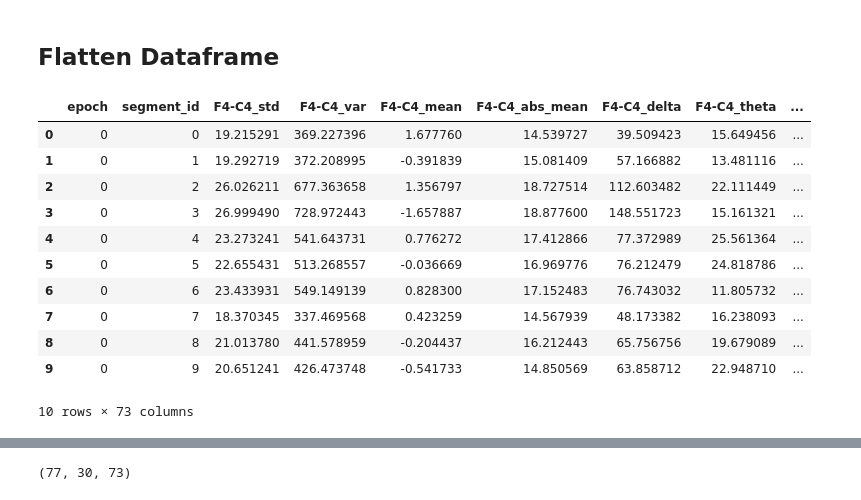
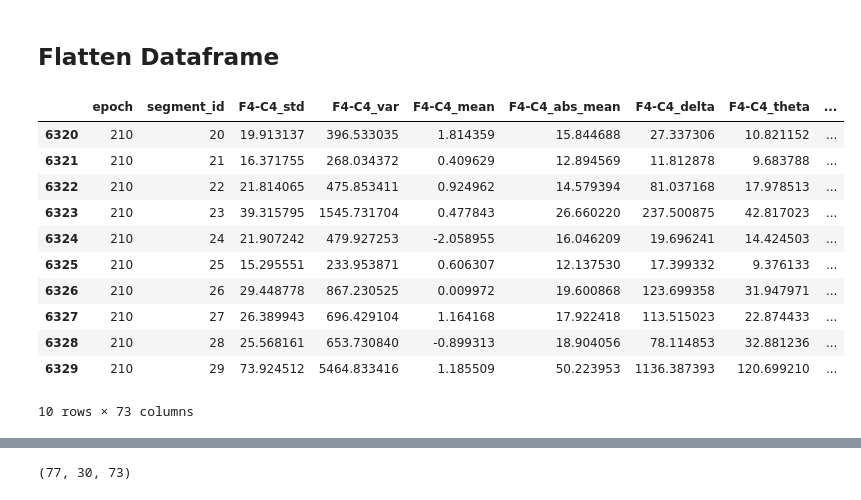
Before and after one commit to anacbroggini/AI-SeizureDetection, a Jupyter notebook: 04_Feature_Extraction_RNN.ipynb, the cells around one changed output, grey strips where cells are left out. Drawn from its saved outputs; the diff is of its cells as text; code cells hidden in the pictures.

```diff
--- a/04_Feature_Extraction_RNN.ipynb
+++ b/04_Feature_Extraction_RNN.ipynb
@@ -73,20 +99,20 @@ df_features.head()
 # %%
 # joining column names with agg functions, but leaving target column
 df_features.columns = ['_'.join(col).strip() for col in df_features.columns.values if target_colname != col[0]] + [target_colname]
 df_features.reset_index(inplace=True)
-df_features.head(10)
+df_features.tail(10)
 # %% [output]
 |  | epoch | segment_id | F4-C4_std | F4-C4_var | F4-C4_mean | F4-C4_abs_mean | F4-C4_delta | F4-C4_theta | ... |
-| 0 | 0 | 0 | 19.215291 | 369.227396 | 1.677760 | 14.539727 | 39.509423 | 15.649456 | ... |
-| 1 | 0 | 1 | 19.292719 | 372.208995 | -0.391839 | 15.081409 | 57.166882 | 13.481116 | ... |
-| 2 | 0 | 2 | 26.026211 | 677.363658 | 1.356797 | 18.727514 | 112.603482 | 22.111449 | ... |
-| 3 | 0 | 3 | 26.999490 | 728.972443 | -1.657887 | 18.877600 | 148.551723 | 15.161321 | ... |
-| 4 | 0 | 4 | 23.273241 | 541.643731 | 0.776272 | 17.412866 | 77.372989 | 25.561364 | ... |
-| 5 | 0 | 5 | 22.655431 | 513.268557 | -0.036669 | 16.969776 | 76.212479 | 24.818786 | ... |
-| 6 | 0 | 6 | 23.433931 | 549.149139 | 0.828300 | 17.152483 | 76.743032 | 11.805732 | ... |
-| 7 | 0 | 7 | 18.370345 | 337.469568 | 0.423259 | 14.567939 | 48.173382 | 16.238093 | ... |
-| 8 | 0 | 8 | 21.013780 | 441.578959 | -0.204437 | 16.212443 | 65.756756 | 19.679089 | ... |
-| 9 | 0 | 9 | 20.651241 | 426.473748 | -0.541733 | 14.850569 | 63.858712 | 22.948710 | ... |
+| 6320 | 210 | 20 | 19.913137 | 396.533035 | 1.814359 | 15.844688 | 27.337306 | 10.821152 | ... |
+| 6321 | 210 | 21 | 16.371755 | 268.034372 | 0.409629 | 12.894569 | 11.812878 | 9.683788 | ... |
+| 6322 | 210 | 22 | 21.814065 | 475.853411 | 0.924962 | 14.579394 | 81.037168 | 17.978513 | ... |
+| 6323 | 210 | 23 | 39.315795 | 1545.731704 | 0.477843 | 26.660220 | 237.500875 | 42.817023 | ... |
+| 6324 | 210 | 24 | 21.907242 | 479.927253 | -2.058955 | 16.046209 | 19.696241 | 14.424503 | ... |
+| 6325 | 210 | 25 | 15.295551 | 233.953871 | 0.606307 | 12.137530 | 17.399332 | 9.376133 | ... |
+| 6326 | 210 | 26 | 29.448778 | 867.230525 | 0.009972 | 19.600868 | 123.699358 | 31.947971 | ... |
+| 6327 | 210 | 27 | 26.389943 | 696.429104 | 1.164168 | 17.922418 | 113.515023 | 22.874433 | ... |
+| 6328 | 210 | 28 | 25.568161 | 653.730840 | -0.899313 | 18.904056 | 78.114853 | 32.881236 | ... |
+| 6329 | 210 | 29 | 73.924512 | 5464.833416 | 1.185509 | 50.223953 | 1136.387393 | 120.699210 | ... |
 10 rows × 73 columns
 # %%
 #Preparing data to be scaled
```
Also changed, not shown: parts of 11 cells of this notebook, 1 other file.
